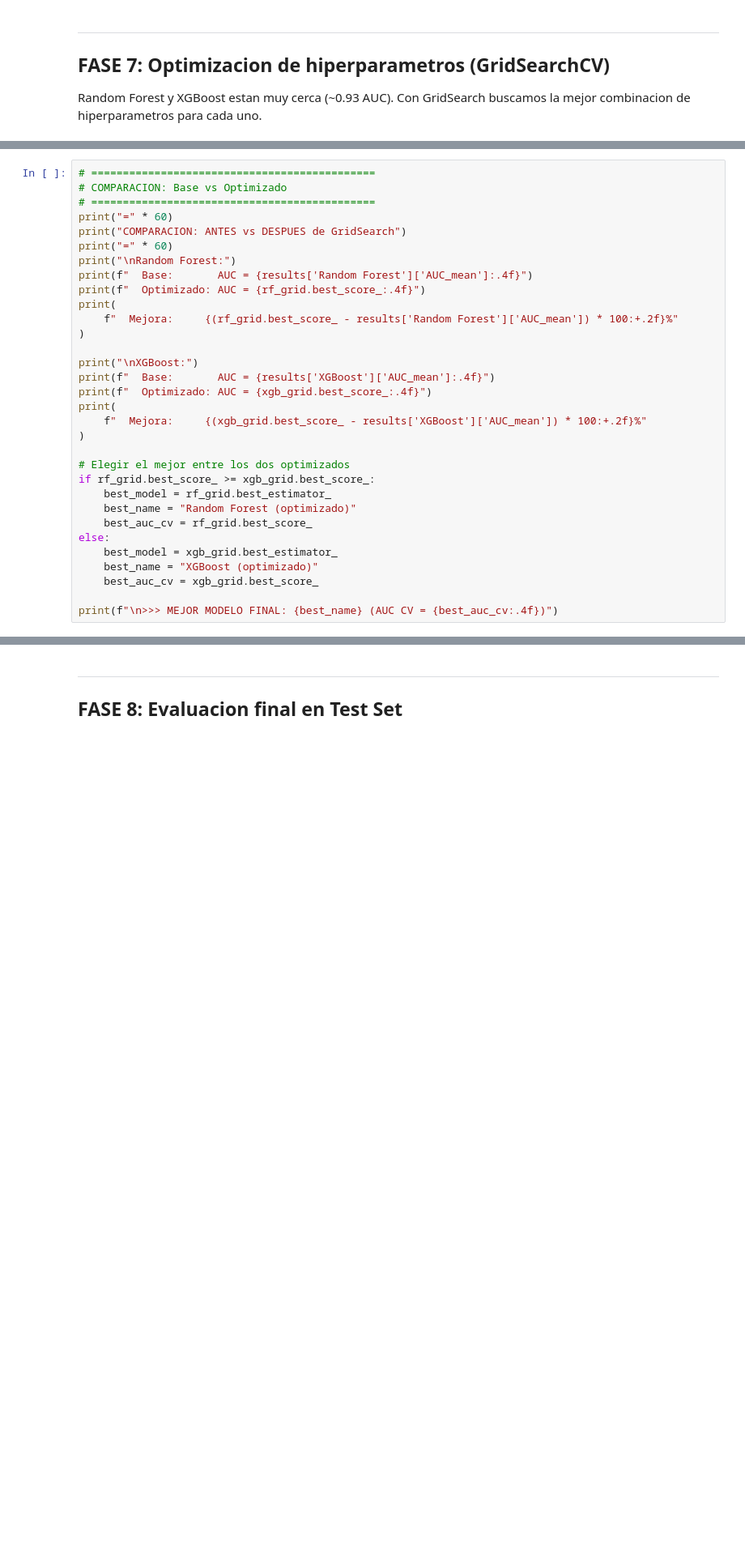
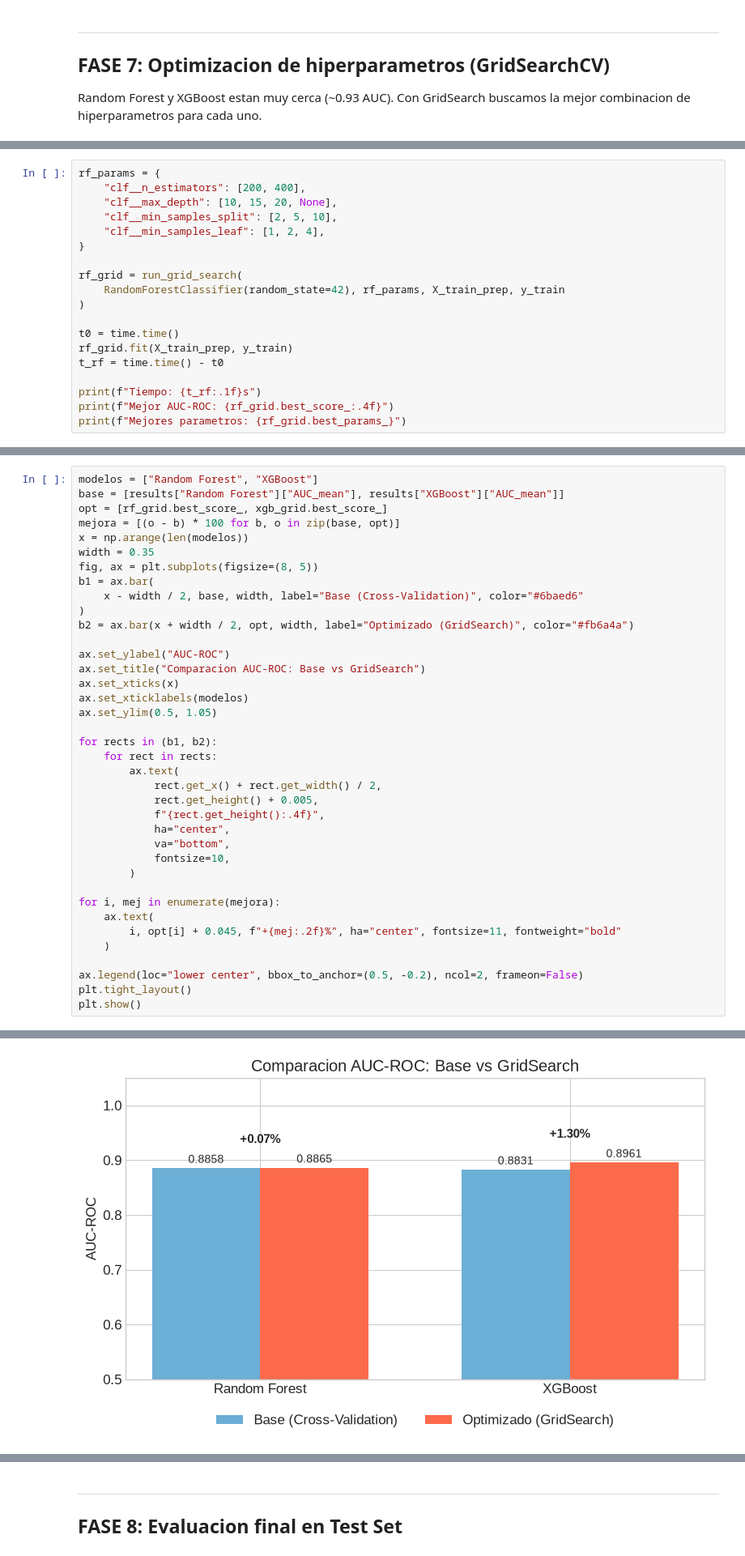
Before and after one commit to donpedromz/NephroML, a Jupyter notebook: notebooks/ERC_Pipeline_v3.ipynb, the cells around one changed output, grey strips where cells are left out. Shown at 81% size. Drawn from its saved outputs; the diff is of its cells as text; blank space fills up the shorter version.

```diff
--- a/notebooks/ERC_Pipeline_v3.ipynb
+++ b/notebooks/ERC_Pipeline_v3.ipynb
@@ -768,0 +720,19 @@ Mejores parametros: {'clf__colsample_bytree': 0.8, 'clf__learning_rate': 0.05, '
+# %%
+rf_params = {
+    "clf__n_estimators": [200, 400],
+    "clf__max_depth": [10, 15, 20, None],
+    "clf__min_samples_split": [2, 5, 10],
+    "clf__min_samples_leaf": [1, 2, 4],
+}
+
+rf_grid = run_grid_search(
+    RandomForestClassifier(random_state=42), rf_params, X_train_prep, y_train
+)
+
+t0 = time.time()
+rf_grid.fit(X_train_prep, y_train)
+t_rf = time.time() - t0
+
+print(f"Tiempo: {t_rf:.1f}s")
+print(f"Mejor AUC-ROC: {rf_grid.best_score_:.4f}")
+print(f"Mejores parametros: {rf_grid.best_params_}")
@@ -769,33 +781,39 @@ Mejores parametros: {'clf__colsample_bytree': 0.8, 'clf__learning_rate': 0.05, '
 # %%
-# =============================================
-# COMPARACION: Base vs Optimizado
-# =============================================
-print("=" * 60)
-print("COMPARACION: ANTES vs DESPUES de GridSearch")
-print("=" * 60)
-print("\nRandom Forest:")
-print(f"  Base:       AUC = {results['Random Forest']['AUC_mean']:.4f}")
-print(f"  Optimizado: AUC = {rf_grid.best_score_:.4f}")
-print(
-    f"  Mejora:     {(rf_grid.best_score_ - results['Random Forest']['AUC_mean']) * 100:+.2f}%"
+modelos = ["Random Forest", "XGBoost"]
+base = [results["Random Forest"]["AUC_mean"], results["XGBoost"]["AUC_mean"]]
+opt = [rf_grid.best_score_, xgb_grid.best_score_]
+mejora = [(o - b) * 100 for b, o in zip(base, opt)]
+x = np.arange(len(modelos))
+width = 0.35
+fig, ax = plt.subplots(figsize=(8, 5))
+b1 = ax.bar(
+    x - width / 2, base, width, label="Base (Cross-Validation)", color="#6baed6"
 )
+b2 = ax.bar(x + width / 2, opt, width, label="Optimizado (GridSearch)", color="#fb6a4a")
 
-print("\nXGBoost:")
-print(f"  Base:       AUC = {results['XGBoost']['AUC_mean']:.4f}")
-print(f"  Optimizado: AUC = {xgb_grid.best_score_:.4f}")
-print(
-    f"  Mejora:     {(xgb_grid.best_score_ - results['XGBoost']['AUC_mean']) * 100:+.2f}%"
-)
+ax.set_ylabel("AUC-ROC")
+ax.set_title("Comparacion AUC-ROC: Base vs GridSearch")
+ax.set_xticks(x)
+ax.set_xticklabels(modelos)
+ax.set_ylim(0.5, 1.05)
 
-# Elegir el mejor entre los dos optimizados
-if rf_grid.best_score_ >= xgb_grid.best_score_:
-    best_model = rf_grid.best_estimator_
-    best_name = "Random Forest (optimizado)"
-    best_auc_cv = rf_grid.best_score_
-else:
-    best_model = xgb_grid.best_estimator_
-    best_name = "XGBoost (optimizado)"
-    best_auc_cv = xgb_grid.best_score_
+for rects in (b1, b2):
+    for rect in rects:
+        ax.text(
+            rect.get_x() + rect.get_width() / 2,
+            rect.get_height() + 0.005,
+            f"{rect.get_height():.4f}",
+            ha="center",
+            va="bottom",
+            fontsize=10,
+        )
 
-print(f"\n>>> MEJOR MODELO FINAL: {best_name} (AUC CV = {best_auc_cv:.4f})")
+for i, mej in enumerate(mejora):
+    ax.text(
+        i, opt[i] + 0.045, f"+{mej:.2f}%", ha="center", fontsize=11, fontweight="bold"
+    )
+
+ax.legend(loc="lower center", bbox_to_anchor=(0.5, -0.2), ncol=2, frameon=False)
+plt.tight_layout()
+plt.show()
 # %% [output]
@@ -816,0 +820 @@ XGBoost:
+[figure, added]
```
Also changed, not shown: parts of 106 cells of this notebook, 1 other file.
